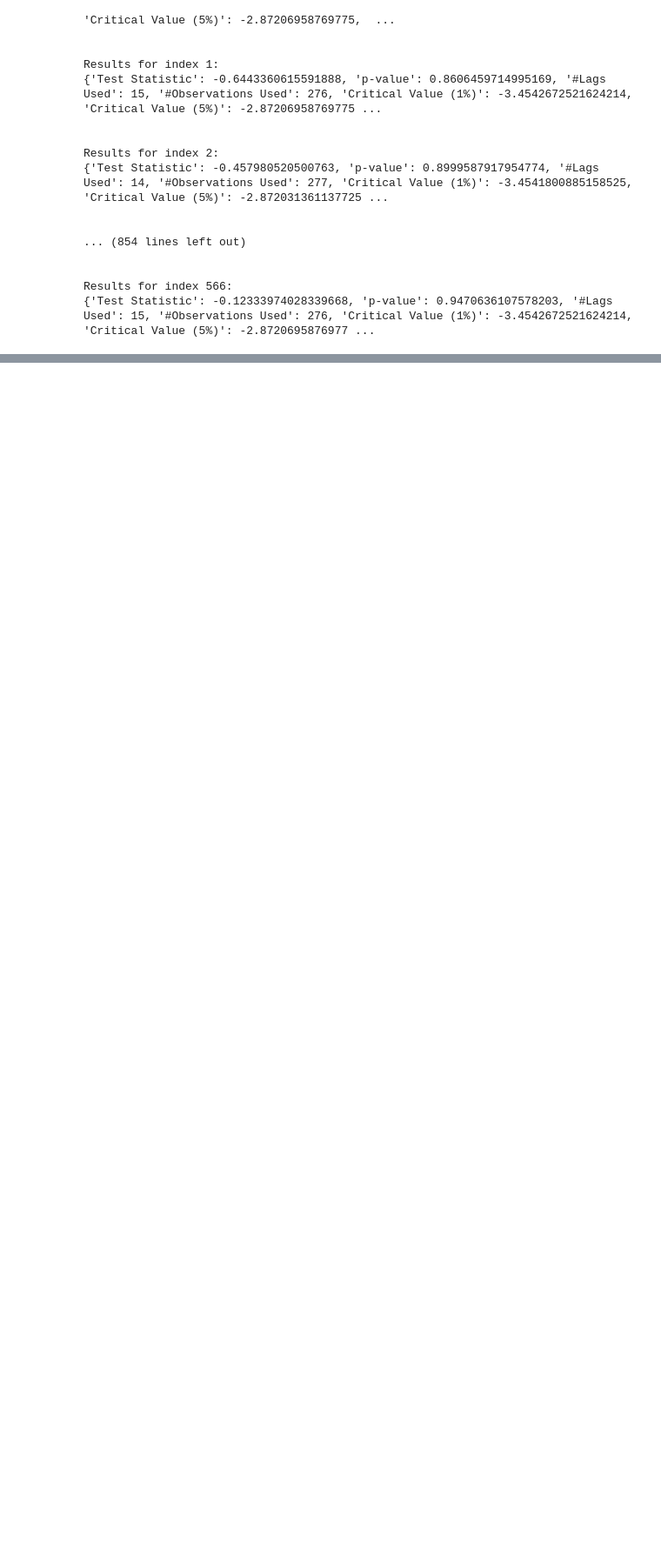
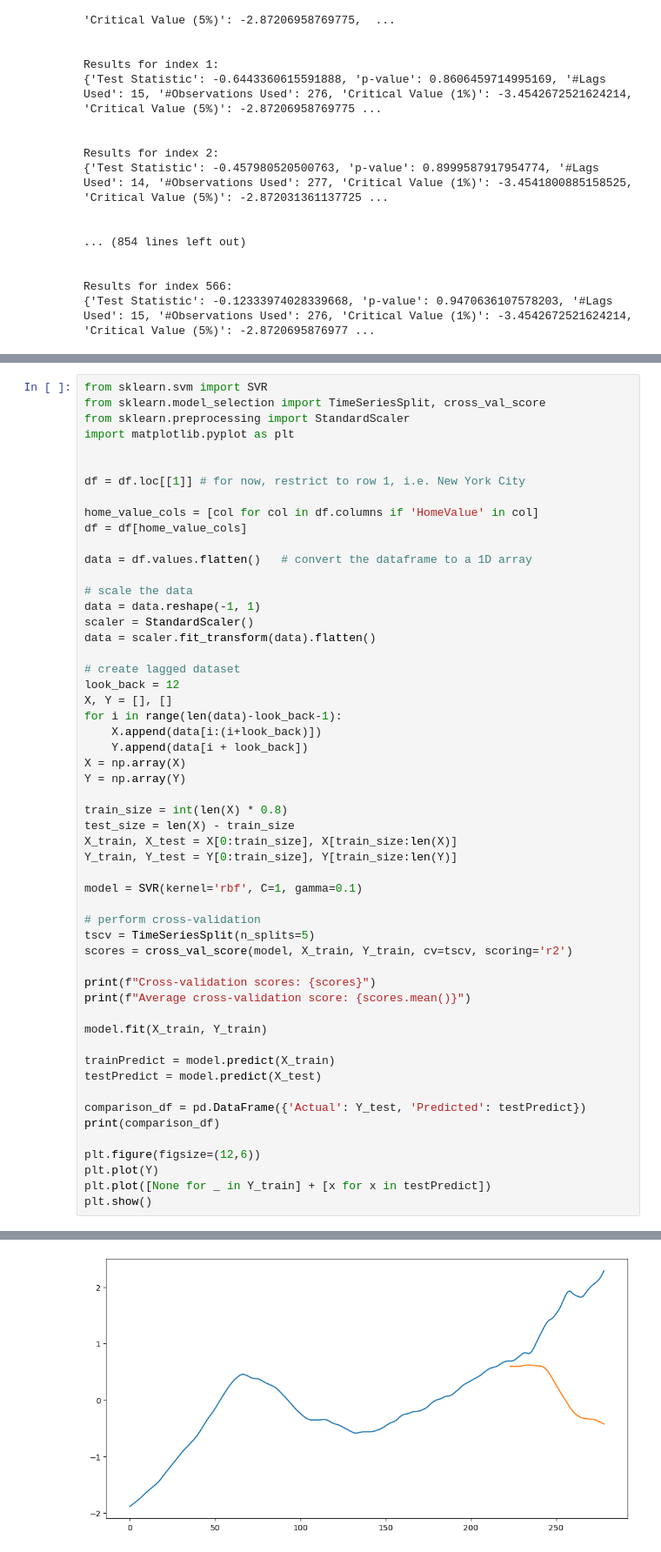
Before and after one commit to youfoundjames/housing-trend-predictor, a Jupyter notebook: HousingPricePredictor.ipynb, the cells around one changed output, grey strips where cells are left out. Shown: that part at 87% size. Saved outputs shown, nothing was run; the diff lists cells and outputs as text; blank space fills up the shorter version.

Commit message:
add predictive model, now make it good

```diff
--- a/HousingPricePredictor.ipynb
+++ b/HousingPricePredictor.ipynb
@@ -127,0 +126,55 @@ Results for index 566:
+# %%
+from sklearn.svm import SVR
+from sklearn.model_selection import TimeSeriesSplit, cross_val_score
+from sklearn.preprocessing import StandardScaler
+import matplotlib.pyplot as plt
+
+
+df = df.loc[[1]] # for now, restrict to row 1, i.e. New York City
+
+home_value_cols = [col for col in df.columns if 'HomeValue' in col]
+df = df[home_value_cols]
+
+data = df.values.flatten()   # convert the dataframe to a 1D array
+
+# scale the data
+data = data.reshape(-1, 1)
+scaler = StandardScaler()
+data = scaler.fit_transform(data).flatten()
+
+# create lagged dataset
+look_back = 12
+X, Y = [], []
+for i in range(len(data)-look_back-1):
+    X.append(data[i:(i+look_back)])
+    Y.append(data[i + look_back])
+X = np.array(X)
+Y = np.array(Y)
+
+train_size = int(len(X) * 0.8)
+test_size = len(X) - train_size
+X_train, X_test = X[0:train_size], X[train_size:len(X)]
+Y_train, Y_test = Y[0:train_size], Y[train_size:len(Y)]
+
+model = SVR(kernel='rbf', C=1, gamma=0.1)
+
+# perform cross-validation
+tscv = TimeSeriesSplit(n_splits=5)
+scores = cross_val_score(model, X_train, Y_train, cv=tscv, scoring='r2')
+
+print(f"Cross-validation scores: {scores}")
+print(f"Average cross-validation score: {scores.mean()}")
+
+model.fit(X_train, Y_train)
+
+trainPredict = model.predict(X_train)
+testPredict = model.predict(X_test)
+
+comparison_df = pd.DataFrame({'Actual': Y_test, 'Predicted': testPredict})
+print(comparison_df)
+
+plt.figure(figsize=(12,6))
+plt.plot(Y)
+plt.plot([None for _ in Y_train] + [x for x in testPredict])
+plt.show()
+# %% [output]
@@ -128 +198,2 @@ Results for index 566:
+[figure, added]
 # %% [markdown]
```
Also changed, not shown: parts of 8 cells of this notebook.
